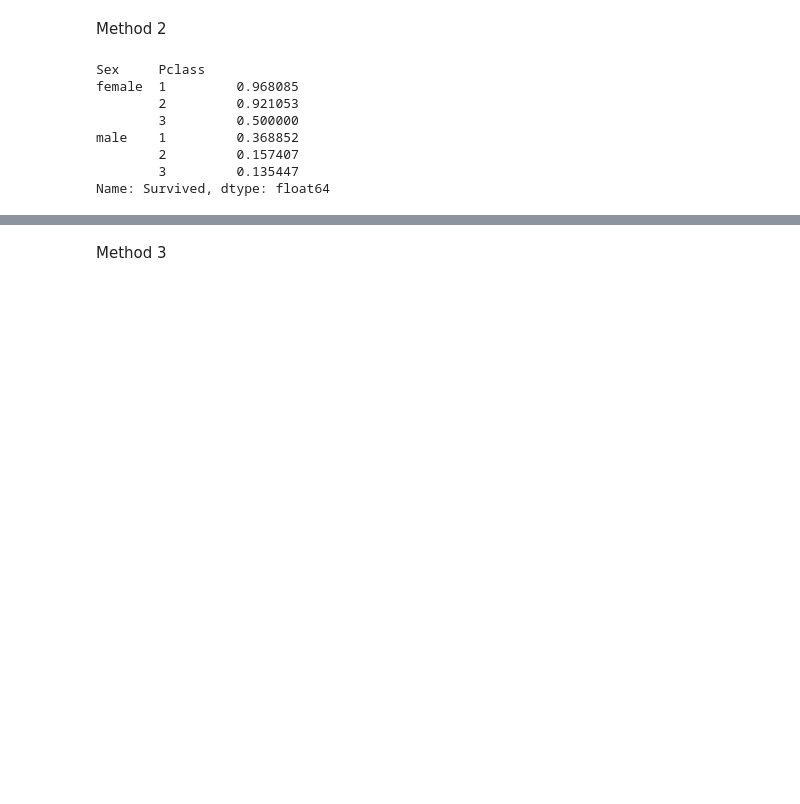
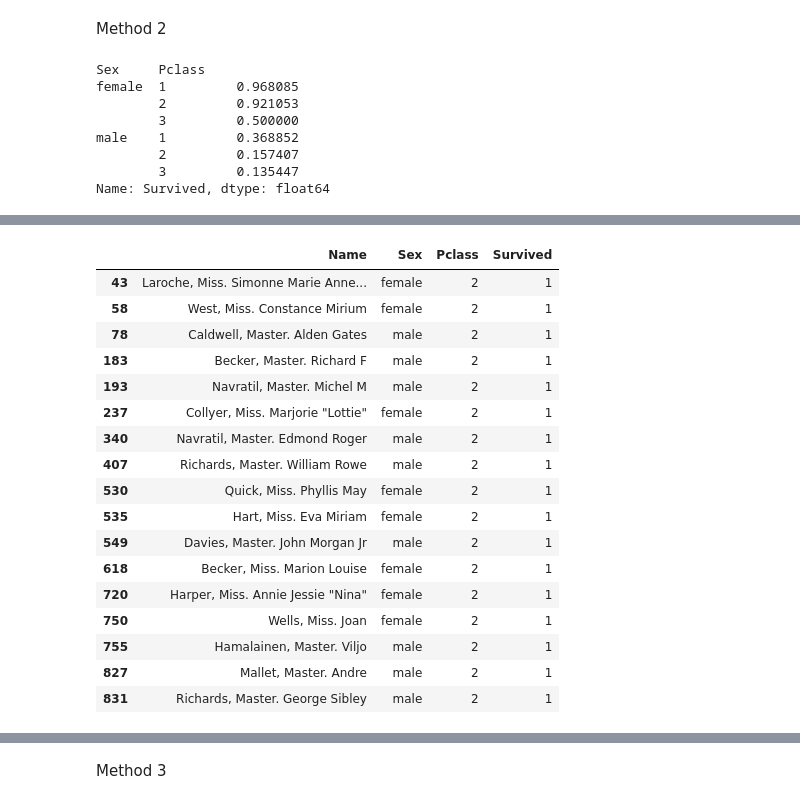
Before and after one commit to NoOne1007/daily-code, a Jupyter notebook: Day_3/notebook.ipynb, the cells around one changed output, grey strips where cells are left out. Saved outputs shown, nothing was run; the diff lists cells and outputs as text; code cells hidden in the pictures; blank space fills up the shorter version.

```diff
--- a/Day_3/notebook.ipynb
+++ b/Day_3/notebook.ipynb
@@ -132,0 +196,21 @@ Name: Survived, dtype: float64
+# %%
+df.loc[(df['Age'] <= 12) & (df['Pclass'] == 2), ['Name', 'Sex', 'Pclass', 'Survived']]
+# %% [output]
+|  | Name | Sex | Pclass | Survived |
+| 43 | Laroche, Miss. Simonne Marie Anne... | female | 2 | 1 |
+| 58 | West, Miss. Constance Mirium | female | 2 | 1 |
+| 78 | Caldwell, Master. Alden Gates | male | 2 | 1 |
+| 183 | Becker, Master. Richard F | male | 2 | 1 |
+| 193 | Navratil, Master. Michel M | male | 2 | 1 |
+| 237 | Collyer, Miss. Marjorie "Lottie" | female | 2 | 1 |
+| 340 | Navratil, Master. Edmond Roger | male | 2 | 1 |
+| 407 | Richards, Master. William Rowe | male | 2 | 1 |
+| 530 | Quick, Miss. Phyllis May | female | 2 | 1 |
+| 535 | Hart, Miss. Eva Miriam | female | 2 | 1 |
+| 549 | Davies, Master. John Morgan Jr | male | 2 | 1 |
+| 618 | Becker, Miss. Marion Louise | female | 2 | 1 |
+| 720 | Harper, Miss. Annie Jessie "Nina" | female | 2 | 1 |
+| 750 | Wells, Miss. Joan | female | 2 | 1 |
+| 755 | Hamalainen, Master. Viljo | male | 2 | 1 |
+| 827 | Mallet, Master. Andre | male | 2 | 1 |
+| 831 | Richards, Master. George Sibley | male | 2 | 1 |
```
Also changed, not shown: parts of 9 cells of this notebook.
